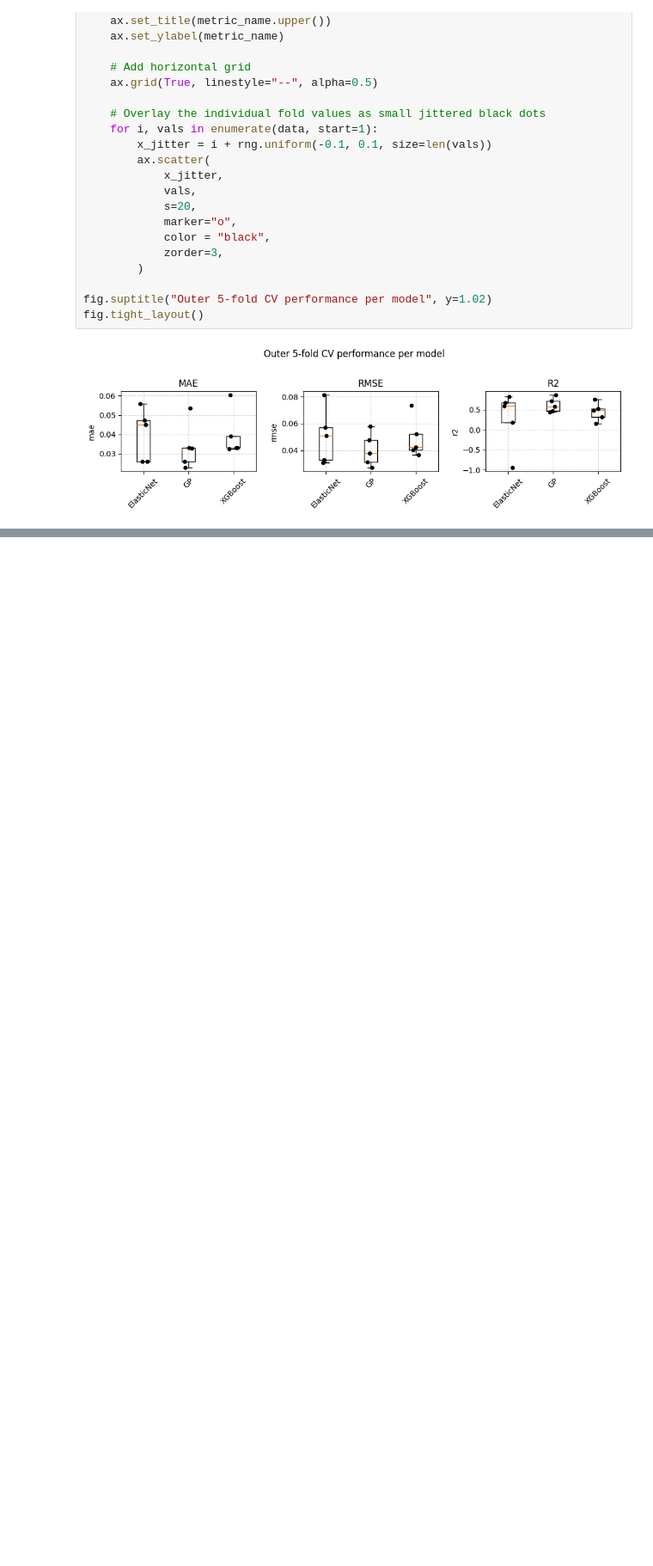
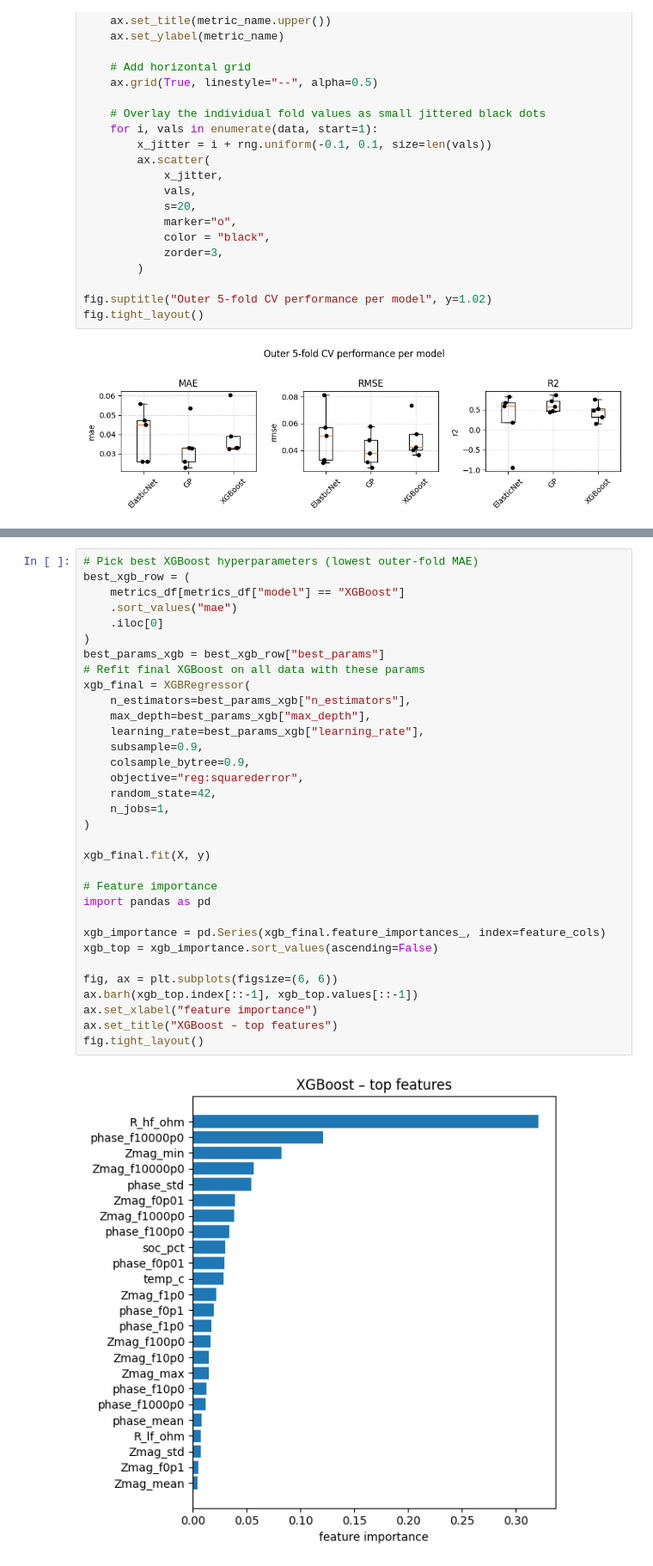
Before and after one commit to ChouaibB/battery-diagnostics-impedance-ml-examples, a Jupyter notebook: notebooks/02_SoH_from_EIS.ipynb, the cells around one changed output, grey strips where cells are left out. Shown at 86% size. Saved outputs shown, nothing was run; the diff lists cells and outputs as text; blank space fills up the shorter version.

```diff
--- a/notebooks/02_SoH_from_EIS.ipynb
+++ b/notebooks/02_SoH_from_EIS.ipynb
@@ -960,0 +1041,35 @@ fig.tight_layout()
+# %%
+# Pick best XGBoost hyperparameters (lowest outer-fold MAE)
+best_xgb_row = (
+    metrics_df[metrics_df["model"] == "XGBoost"]
+    .sort_values("mae")
+    .iloc[0]
+)
+best_params_xgb = best_xgb_row["best_params"]
+# Refit final XGBoost on all data with these params
+xgb_final = XGBRegressor(
+    n_estimators=best_params_xgb["n_estimators"],
+    max_depth=best_params_xgb["max_depth"],
+    learning_rate=best_params_xgb["learning_rate"],
+    subsample=0.9,
+    colsample_bytree=0.9,
+    objective="reg:squarederror",
+    random_state=42,
+    n_jobs=1,
+)
+
+xgb_final.fit(X, y)
+
+# Feature importance
+import pandas as pd
+
+xgb_importance = pd.Series(xgb_final.feature_importances_, index=feature_cols)
+xgb_top = xgb_importance.sort_values(ascending=False)
+
+fig, ax = plt.subplots(figsize=(6, 6))
+ax.barh(xgb_top.index[::-1], xgb_top.values[::-1])
+ax.set_xlabel("feature importance")
+ax.set_title("XGBoost – top features")
+fig.tight_layout()
+# %% [output]
+[figure, added]
```
Also changed, not shown: parts of 7 cells of this notebook.
